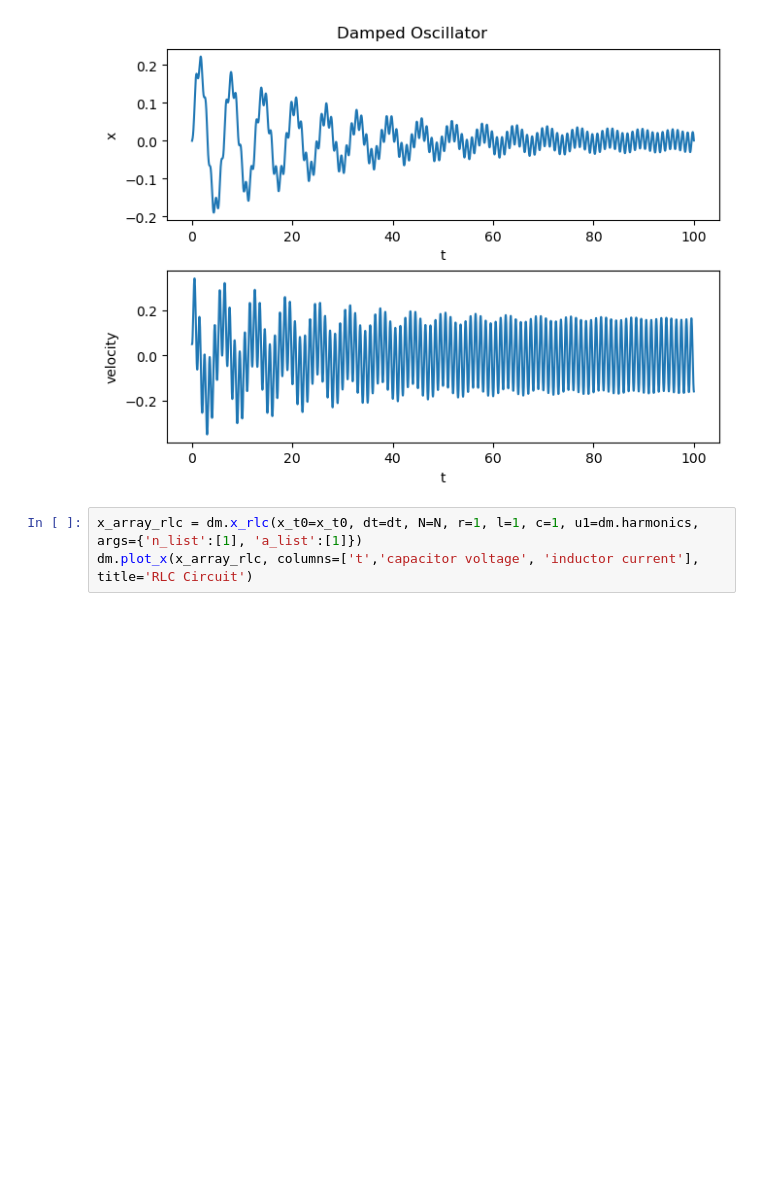
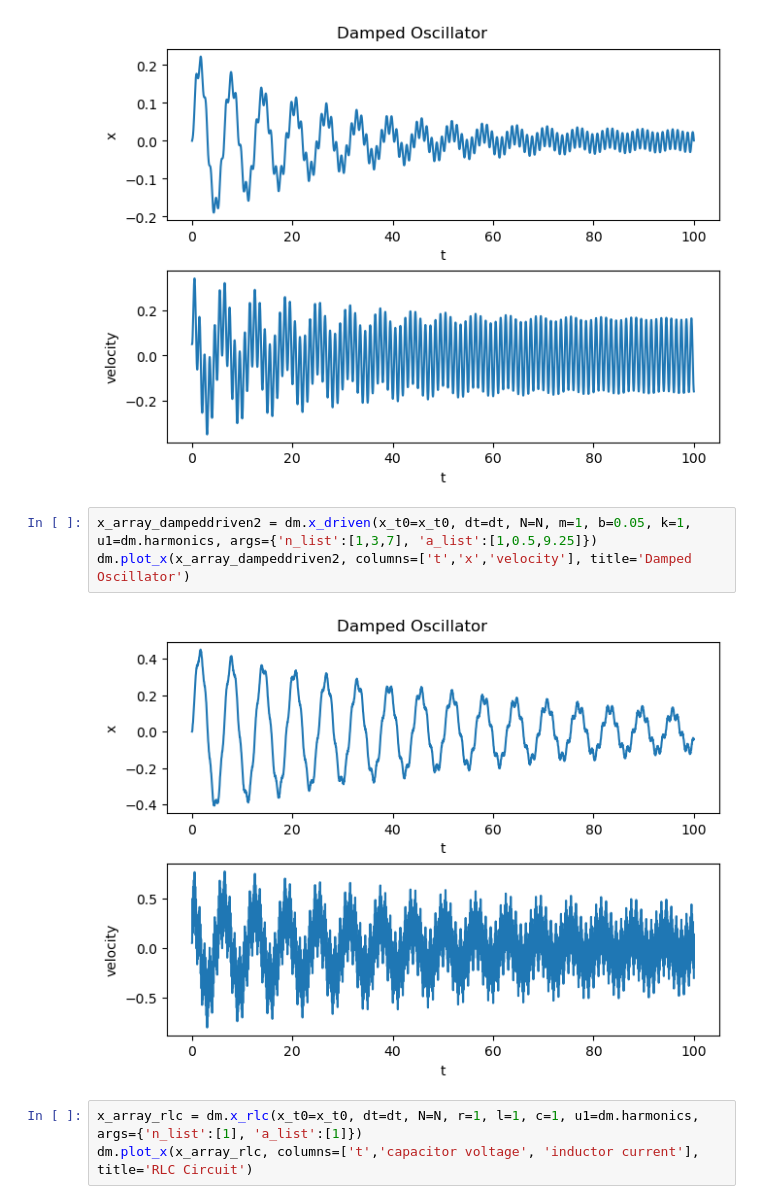
Before and after one commit to gaoadam/dynamicmodel, a Jupyter notebook: generate_signals.ipynb, the cells around one changed output. Cells and saved outputs as stored; diff of their text form; blank space fills up the shorter version.

```diff
--- a/generate_signals.ipynb
+++ b/generate_signals.ipynb
@@ -33,6 +33,11 @@ x_array_dampeddriven = dm.x_driven(x_t0=x_t0, dt=dt, N=N, m=1, b=0.1, k=1, u1=dm
 dm.plot_x(x_array_dampeddriven, columns=['t','x','velocity'], title='Damped Oscillator')
 # %% [output]
 [figure]
+# %%
+x_array_dampeddriven2 = dm.x_driven(x_t0=x_t0, dt=dt, N=N, m=1, b=0.05, k=1, u1=dm.harmonics, args={'n_list':[1,3,7], 'a_list':[1,0.5,9.25]})
+dm.plot_x(x_array_dampeddriven2, columns=['t','x','velocity'], title='Damped Oscillator')
+# %% [output]
+[figure, added]
 # %%
 x_array_rlc = dm.x_rlc(x_t0=x_t0, dt=dt, N=N, r=1, l=1, c=1, u1=dm.harmonics, args={'n_list':[1], 'a_list':[1]})
 dm.plot_x(x_array_rlc, columns=['t','capacitor voltage', 'inductor current'], title='RLC Circuit')
```
Also changed, not shown: parts of 1 cell of this notebook, 4 other files.
